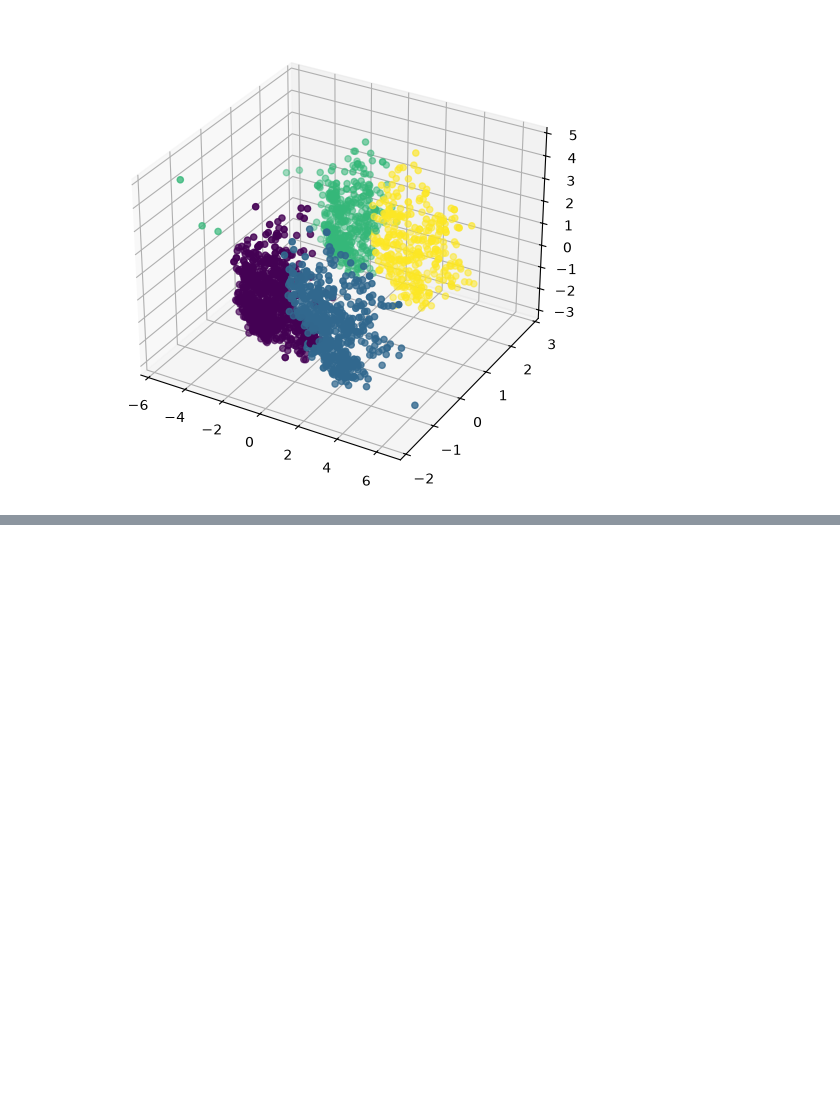
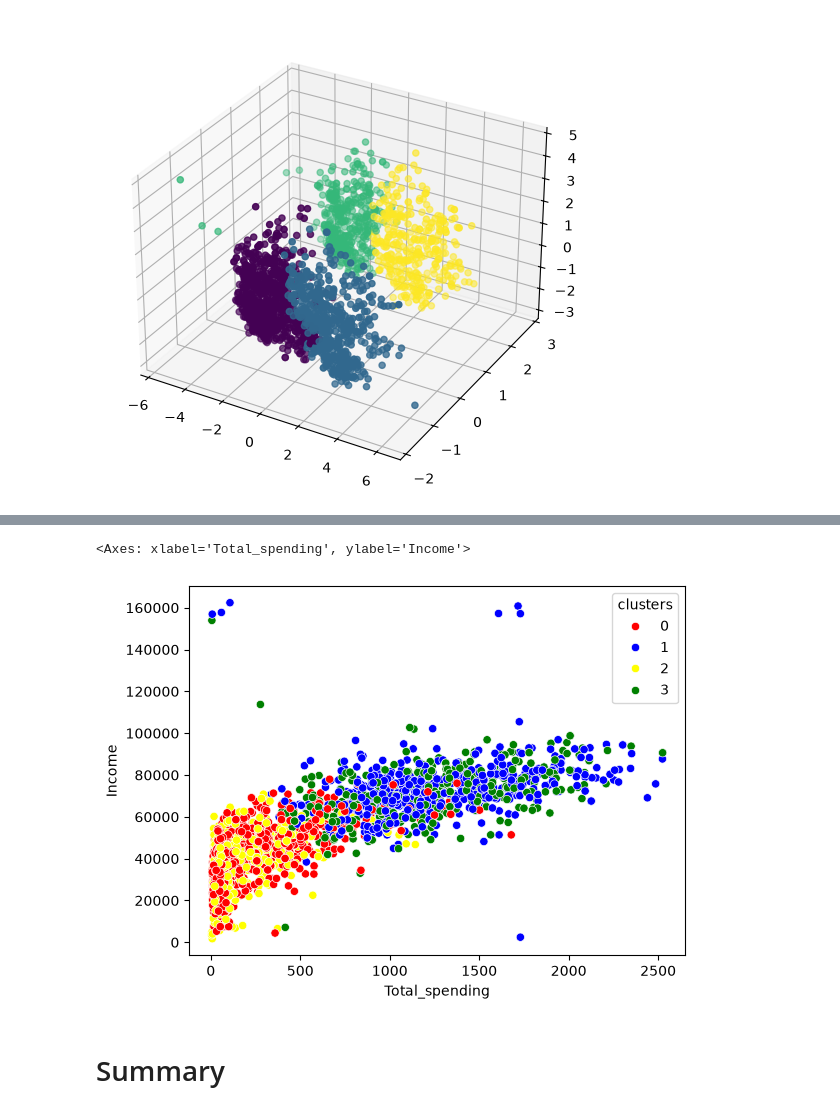
Before and after one commit to Shifa4532/SmartCartClusteringSystem, a Jupyter notebook: SmartCartClusteringSystem.ipynb, the cells around one changed output, grey strips where cells are left out. Saved outputs shown, nothing was run; the diff lists cells and outputs as text; code cells hidden in the pictures; blank space fills up the shorter version.

```diff
--- a/SmartCartClusteringSystem.ipynb
+++ b/SmartCartClusteringSystem.ipynb
@@ -319,0 +340,7 @@ ax.scatter(X_pca[:,0], X_pca[:,1], X_pca[:,2], c=labels_agg)
+# %%
+sns.scatterplot(x=X["Total_spending"], y=X["Income"], hue=X["clusters"], palette=pal)
+# %% [output]
+<Axes: xlabel='Total_spending', ylabel='Income'>
+[figure, added]
+# %% [markdown]
+# Summary
```
Also changed, not shown: parts of 4 cells of this notebook.
